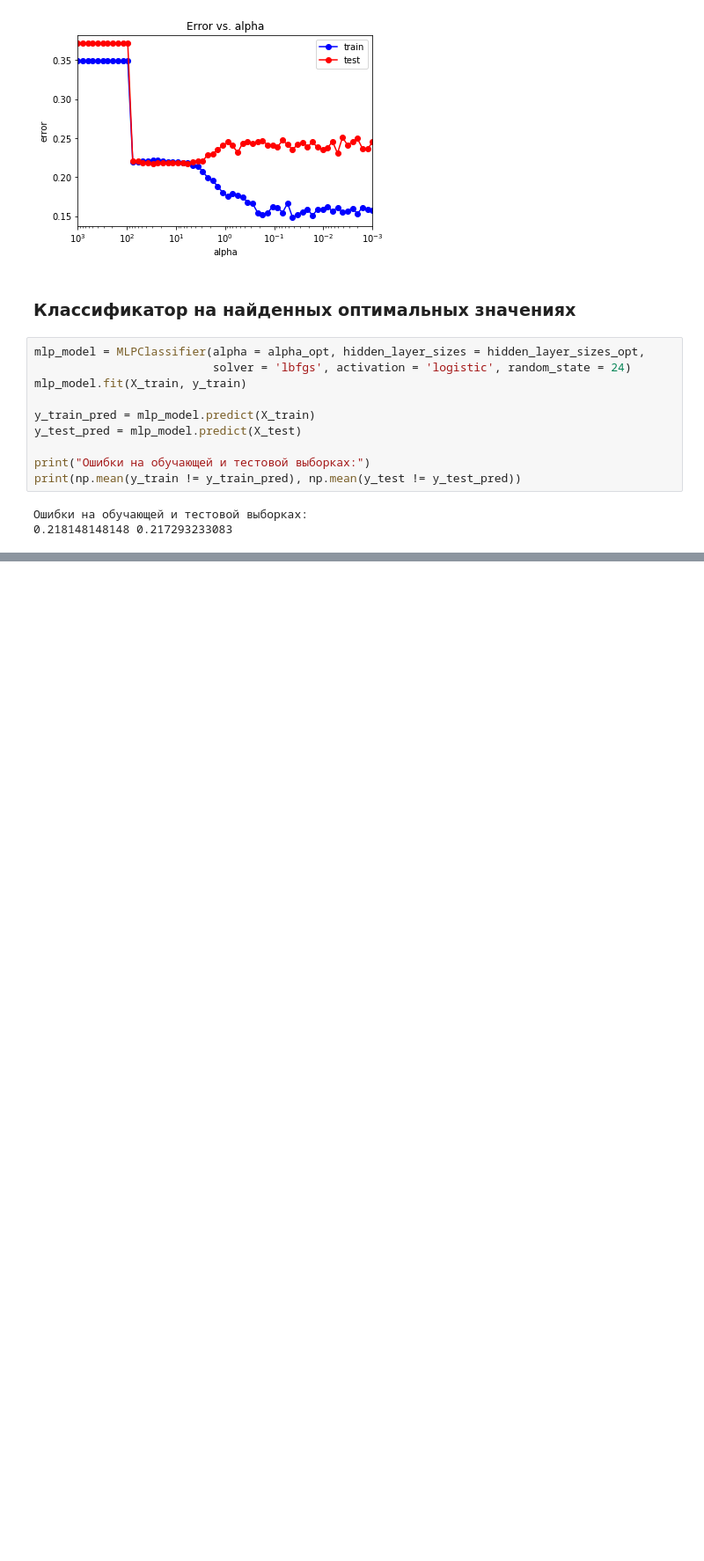
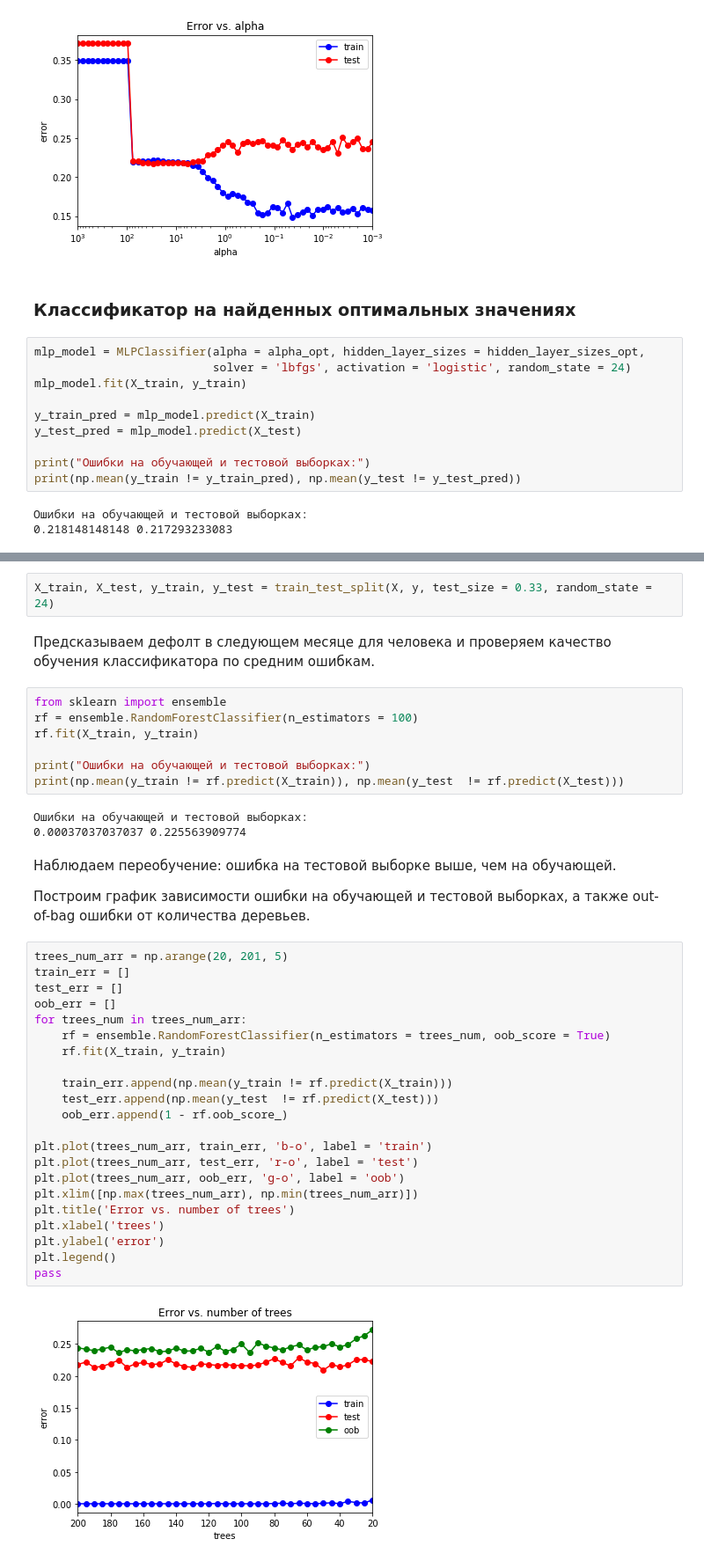
Before and after one commit to cetygamer/MachineLearning, a Jupyter notebook: Task 1/Task 1 - Default of Credit Card Clients.ipynb, the cells around one changed output, grey strips where cells are left out. Shown at 88% size. Cells and saved outputs as stored; diff of their text form; blank space fills up the shorter version.

Commit message:
task 5 (forests)

```diff
--- a/Task 1/Task 1 - Default of Credit Card Clients.ipynb
+++ b/Task 1/Task 1 - Default of Credit Card Clients.ipynb
@@ -533,0 +538,42 @@ print(np.mean(y_train != y_train_pred), np.mean(y_test != y_test_pred))
+# %%
+X_train, X_test, y_train, y_test = train_test_split(X, y, test_size = 0.33, random_state = 24)
+# %% [markdown]
+Предсказываем дефолт в следующем месяце для человека и проверяем качество обучения классификатора по средним ошибкам.
+# %%
+from sklearn import ensemble
+rf = ensemble.RandomForestClassifier(n_estimators = 100)
+rf.fit(X_train, y_train)
+
+print("Ошибки на обучающей и тестовой выборках:")
+print(np.mean(y_train != rf.predict(X_train)), np.mean(y_test  != rf.predict(X_test)))
+# %% [output]
+Ошибки на обучающей и тестовой выборках:
+0.00037037037037 0.225563909774
+# %% [markdown]
+Наблюдаем переобучение: ошибка на тестовой выборке выше, чем на обучающей.
+
+Построим график зависимости ошибки на обучающей и тестовой выборках, а также out-of-bag ошибки от количества деревьев.
+# %%
+trees_num_arr = np.arange(20, 201, 5)
+train_err = []
+test_err = []
+oob_err = []
+for trees_num in trees_num_arr:
+    rf = ensemble.RandomForestClassifier(n_estimators = trees_num, oob_score = True)
+    rf.fit(X_train, y_train)
+
+    train_err.append(np.mean(y_train != rf.predict(X_train)))
+    test_err.append(np.mean(y_test  != rf.predict(X_test)))
+    oob_err.append(1 - rf.oob_score_)
+
+plt.plot(trees_num_arr, train_err, 'b-o', label = 'train')
+plt.plot(trees_num_arr, test_err, 'r-o', label = 'test')
+plt.plot(trees_num_arr, oob_err, 'g-o', label = 'oob')
+plt.xlim([np.max(trees_num_arr), np.min(trees_num_arr)])
+plt.title('Error vs. number of trees')
+plt.xlabel('trees')
+plt.ylabel('error')
+plt.legend()
+pass
+# %% [output]
+[figure, added]
```
Also changed, not shown: parts of 28 cells of this notebook.
